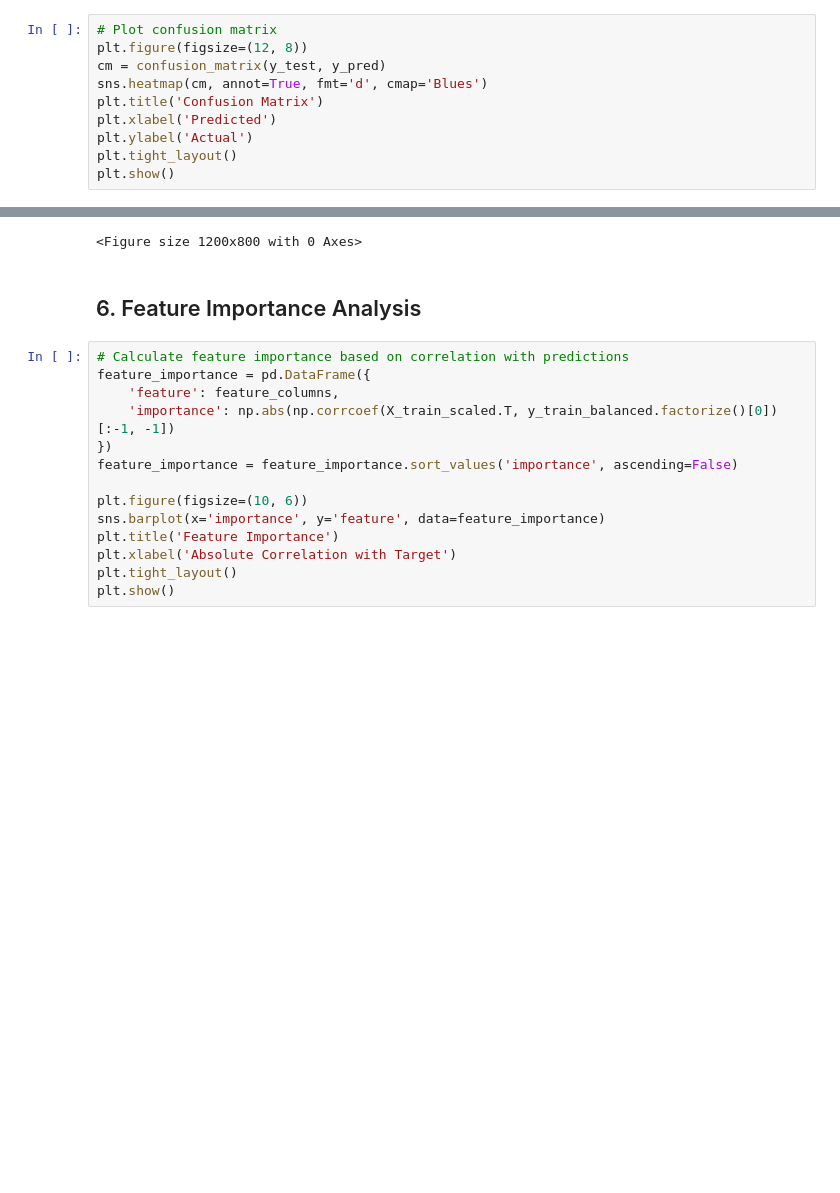
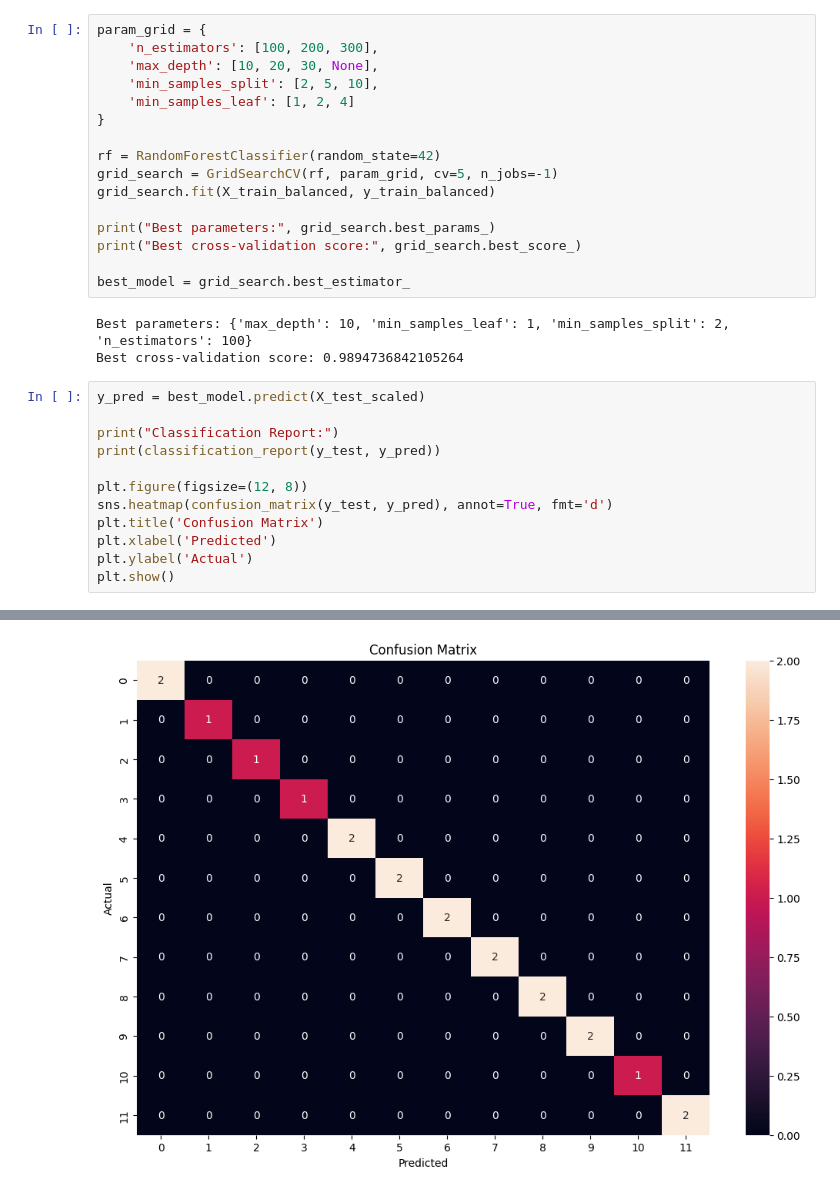
Before and after one commit to kasinadhsarma/crop-prediction, a Jupyter notebook: backend/model_evaluation.ipynb, the cells around one changed output, grey strips where cells are left out. Drawn from its saved outputs; the diff is of its cells as text; blank space fills up the shorter version.

```diff
--- a/backend/model_evaluation.ipynb
+++ b/backend/model_evaluation.ipynb
@@ -138,11 +150,32 @@ ValueError: The least populated class in y has only 1 member, which is too few.
+# %%
+param_grid = {
+    'n_estimators': [100, 200, 300],
+    'max_depth': [10, 20, 30, None],
+    'min_samples_split': [2, 5, 10],
+    'min_samples_leaf': [1, 2, 4]
+}
+
+rf = RandomForestClassifier(random_state=42)
+grid_search = GridSearchCV(rf, param_grid, cv=5, n_jobs=-1)
+grid_search.fit(X_train_balanced, y_train_balanced)
+
+print("Best parameters:", grid_search.best_params_)
+print("Best cross-validation score:", grid_search.best_score_)
+
+best_model = grid_search.best_estimator_
+# %% [output]
+Best parameters: {'max_depth': 10, 'min_samples_leaf': 1, 'min_samples_split': 2, 'n_estimators': 100}
+Best cross-validation score: 0.9894736842105264
 # %%
-# Plot confusion matrix
+y_pred = best_model.predict(X_test_scaled)
+
+print("Classification Report:")
+print(classification_report(y_test, y_pred))
+
 plt.figure(figsize=(12, 8))
-cm = confusion_matrix(y_test, y_pred)
-sns.heatmap(cm, annot=True, fmt='d', cmap='Blues')
+sns.heatmap(confusion_matrix(y_test, y_pred), annot=True, fmt='d')
 plt.title('Confusion Matrix')
 plt.xlabel('Predicted')
 plt.ylabel('Actual')
-plt.tight_layout()
 plt.show()
 # %% [output]
@@ -150,17 +201 @@ NameError: name 'y_test' is not defined
-<Figure size 1200x800 with 0 Axes>
+[figure, added]
-# %% [markdown]
-## 6. Feature Importance Analysis
-# %%
-# Calculate feature importance based on correlation with predictions
-feature_importance = pd.DataFrame({
-    'feature': feature_columns,
-    'importance': np.abs(np.corrcoef(X_train_scaled.T, y_train_balanced.factorize()[0])[:-1, -1])
-})
-feature_importance = feature_importance.sort_values('importance', ascending=False)
-
-plt.figure(figsize=(10, 6))
-sns.barplot(x='importance', y='feature', data=feature_importance)
-plt.title('Feature Importance')
-plt.xlabel('Absolute Correlation with Target')
-plt.tight_layout()
-plt.show()
```
Also changed, not shown: parts of 17 cells of this notebook, 22 other files.
